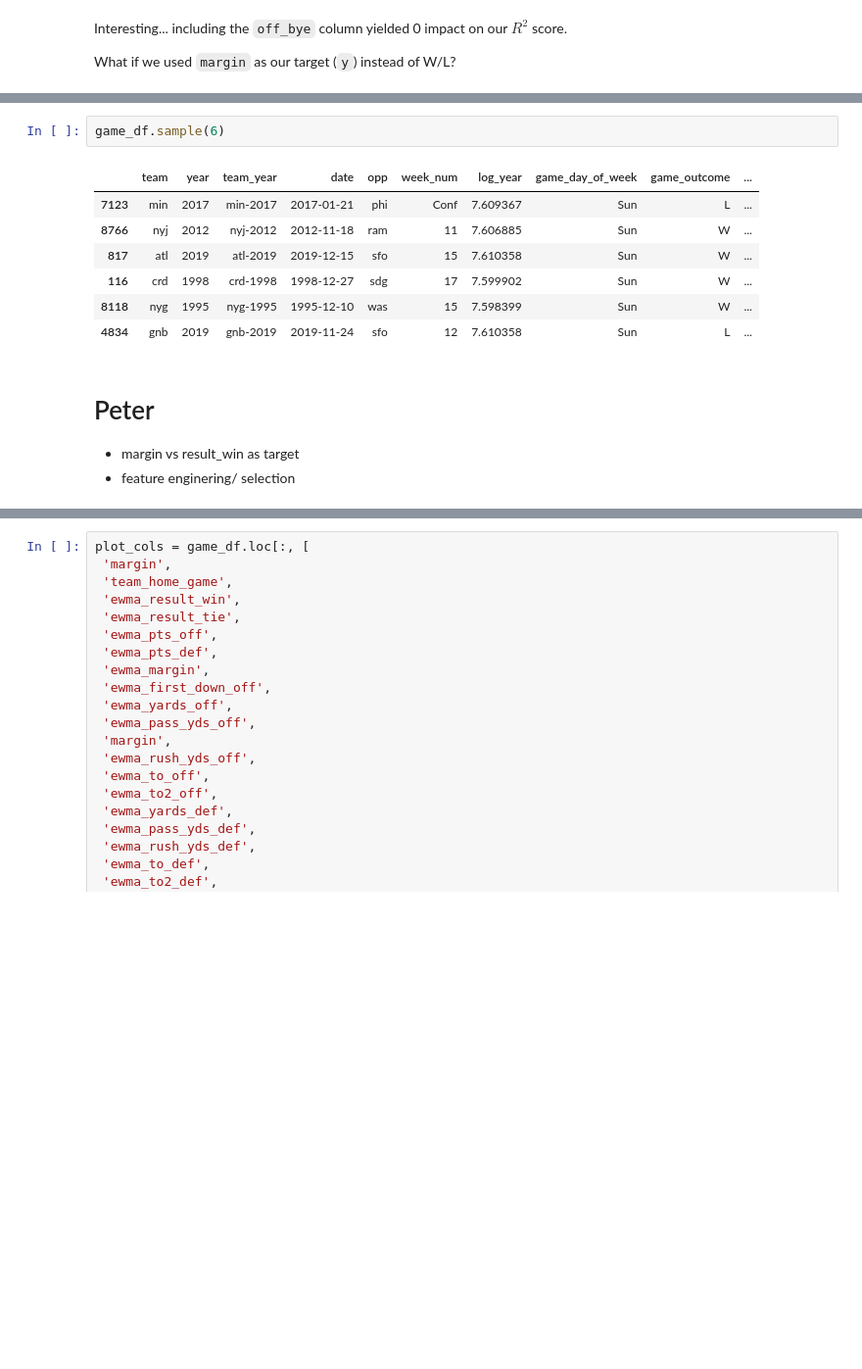
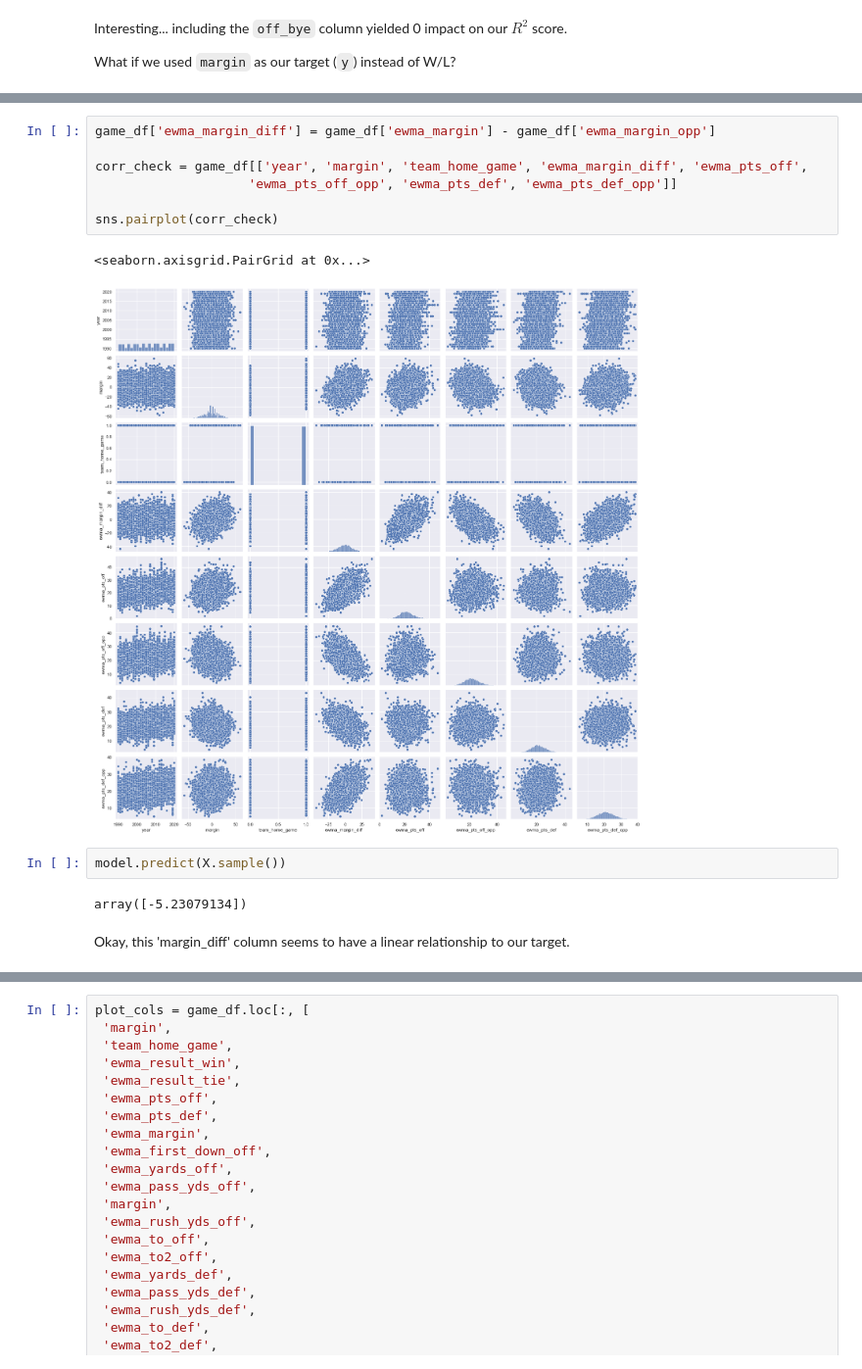
Before and after one commit to edubu2/metis-project2, a Jupyter notebook: code/feature_engineering.ipynb, the cells around one changed output, grey strips where cells are left out. Shown at 98% size. Cells and saved outputs as stored; diff of their text form; blank space fills up the shorter version.

```diff
--- a/code/feature_engineering.ipynb
+++ b/code/feature_engineering.ipynb
@@ -658,14 +639,16 @@ LinearRegression()
-# %%
-game_df.sample(6)
-# %% [output]
-|  | team | year | team_year | date | opp | week_num | log_year | game_day_of_week | game_outcome | ... |
-| 7123 | min | 2017 | min-2017 | 2017-01-21 | phi | Conf | 7.609367 | Sun | L | ... |
-| 8766 | nyj | 2012 | nyj-2012 | 2012-11-18 | ram | 11 | 7.606885 | Sun | W | ... |
-| 817 | atl | 2019 | atl-2019 | 2019-12-15 | sfo | 15 | 7.610358 | Sun | W | ... |
-| 116 | crd | 1998 | crd-1998 | 1998-12-27 | sdg | 17 | 7.599902 | Sun | W | ... |
-| 8118 | nyg | 1995 | nyg-1995 | 1995-12-10 | was | 15 | 7.598399 | Sun | W | ... |
-| 4834 | gnb | 2019 | gnb-2019 | 2019-11-24 | sfo | 12 | 7.610358 | Sun | L | ... |
-# %% [markdown]
-# Peter
-- margin vs result_win as target
-- feature enginering/ selection
+# %%
+game_df['ewma_margin_diff'] = game_df['ewma_margin'] - game_df['ewma_margin_opp']
+
+corr_check = game_df[['year', 'margin', 'team_home_game', 'ewma_margin_diff', 'ewma_pts_off',
+                    'ewma_pts_off_opp', 'ewma_pts_def', 'ewma_pts_def_opp']]
+
+sns.pairplot(corr_check)
+# %% [output]
+<seaborn.axisgrid.PairGrid at 0x...>
+[figure, added]
+# %%
+model.predict(X.sample())
+# %% [output]
+array([-5.23079134])
+# %% [markdown]
+Okay, this 'margin_diff' column seems to have a linear relationship to our target.
```
Also changed, not shown: parts of 23 cells of this notebook, 2 other files.
